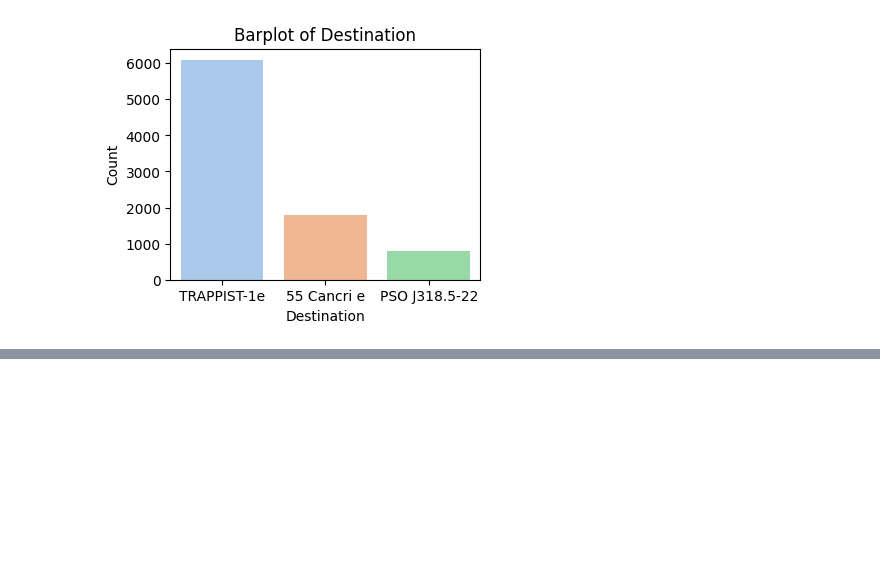
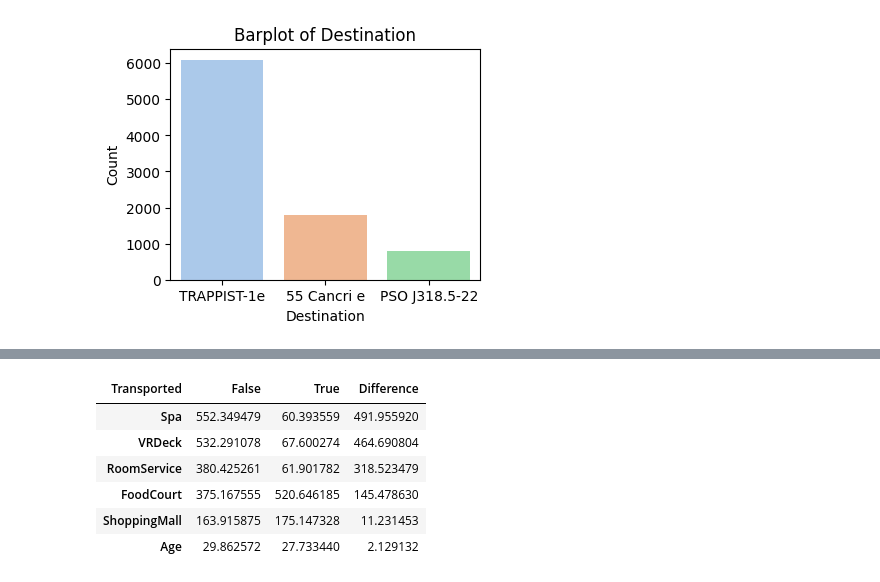
Before and after one commit to sameddemir444/spaceship-titanic-ml, a Jupyter notebook: notebook/spaceship-titanic.ipynb, the cells around one changed output, grey strips where cells are left out. Saved outputs shown, nothing was run; the diff lists cells and outputs as text; code cells hidden in the pictures; blank space fills up the shorter version.

```diff
--- a/notebook/spaceship-titanic.ipynb
+++ b/notebook/spaceship-titanic.ipynb
@@ -288,0 +301,14 @@ Passing `palette` without assigning `hue` is deprecated and will be removed in v
+# %%
+# Hedef değişken True/False → 0/1 gibi davranır
+grouped_means = df.groupby("Transported")[numerical_columns].mean().T
+grouped_means["Difference"] = abs(grouped_means[True] - grouped_means[False])
+grouped_means = grouped_means.sort_values("Difference", ascending = False )
+grouped_means
+# %% [output]
+| Transported | False | True | Difference |
+| Spa | 552.349479 | 60.393559 | 491.955920 |
+| VRDeck | 532.291078 | 67.600274 | 464.690804 |
+| RoomService | 380.425261 | 61.901782 | 318.523479 |
+| FoodCourt | 375.167555 | 520.646185 | 145.478630 |
+| ShoppingMall | 163.915875 | 175.147328 | 11.231453 |
+| Age | 29.862572 | 27.733440 | 2.129132 |
```
Also changed, not shown: parts of 4 cells of this notebook.
